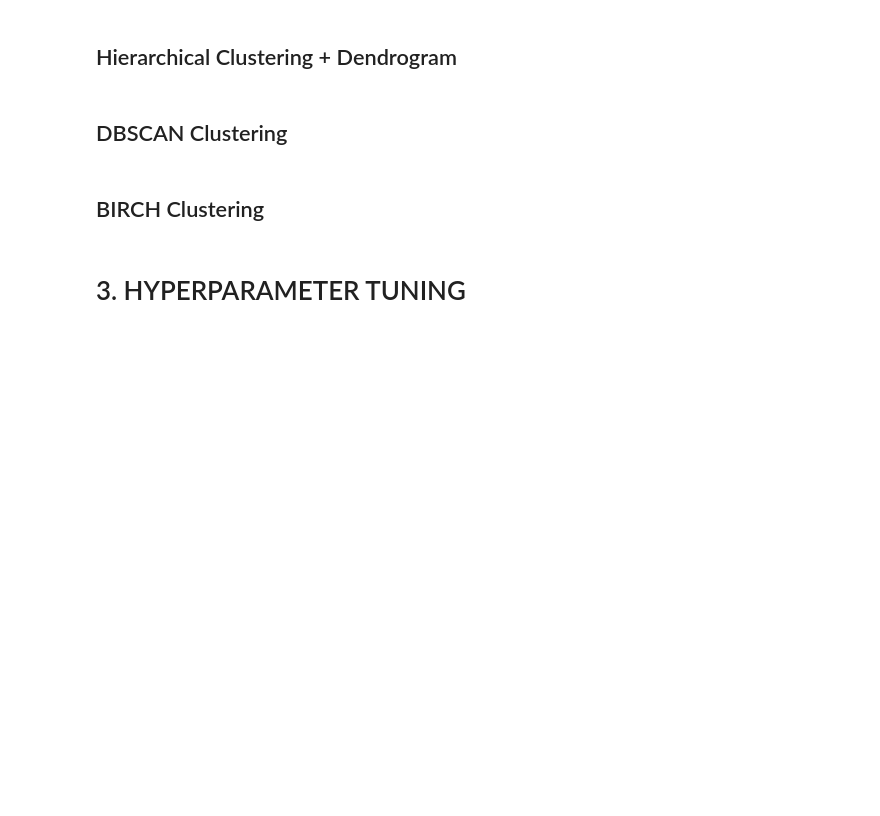
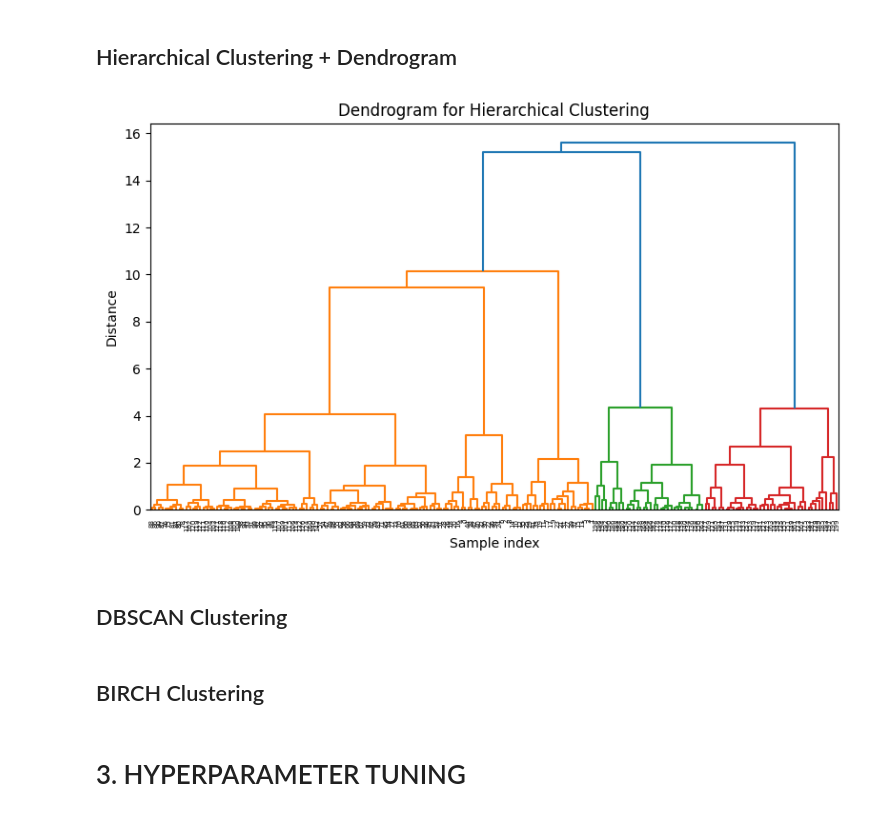
Before and after one commit to LucasChaney/CMPSCI4342, a Jupyter notebook: Activities/Activity_12.ipynb, the cells around one changed output. Drawn from its saved outputs; the diff is of its cells as text; code cells hidden in the pictures; blank space fills up the shorter version.

```diff
--- a/Activities/Activity_12.ipynb
+++ b/Activities/Activity_12.ipynb
@@ -213,0 +196,3 @@ ModuleNotFoundError: No module named 'sklearn_extra'
+# %%
+df['Cluster_label'] = pd.cut(df['Spending Score (1-100)'], bins=3, labels = [0,1,2])
+y_true = df['Cluster_label'].values
@@ -218,4 +249,20 @@ ModuleNotFoundError: No module named 'sklearn_extra'
 # %% [markdown]
 ## Hierarchical Clustering + Dendrogram
+# %%
+plt.figure(figsize=(8,5))
+
+linked = linkage(x_scaled, method='ward')
+dendrogram(linked, orientation='top', distance_sort='descending', show_leaf_counts=True)
+plt.title('Dendrogram for Hierarchical Clustering')
+plt.xlabel('Sample index')
+plt.ylabel('Distance')
+plt.tight_layout()
+plt.show()
+
+hc_baseline = AgglomerativeClustering(n_clusters=3).fit(x_scaled)
+hc_labels_base = hc_baseline.labels_
+baseline_results["HIERARCHICAL"] = evaluate_model("Hierarchical", hc_labels_base)
+# %% [output]
+[figure, added]
 # %% [markdown]
 ## DBSCAN Clustering
```
Also changed, not shown: parts of 11 cells of this notebook.
